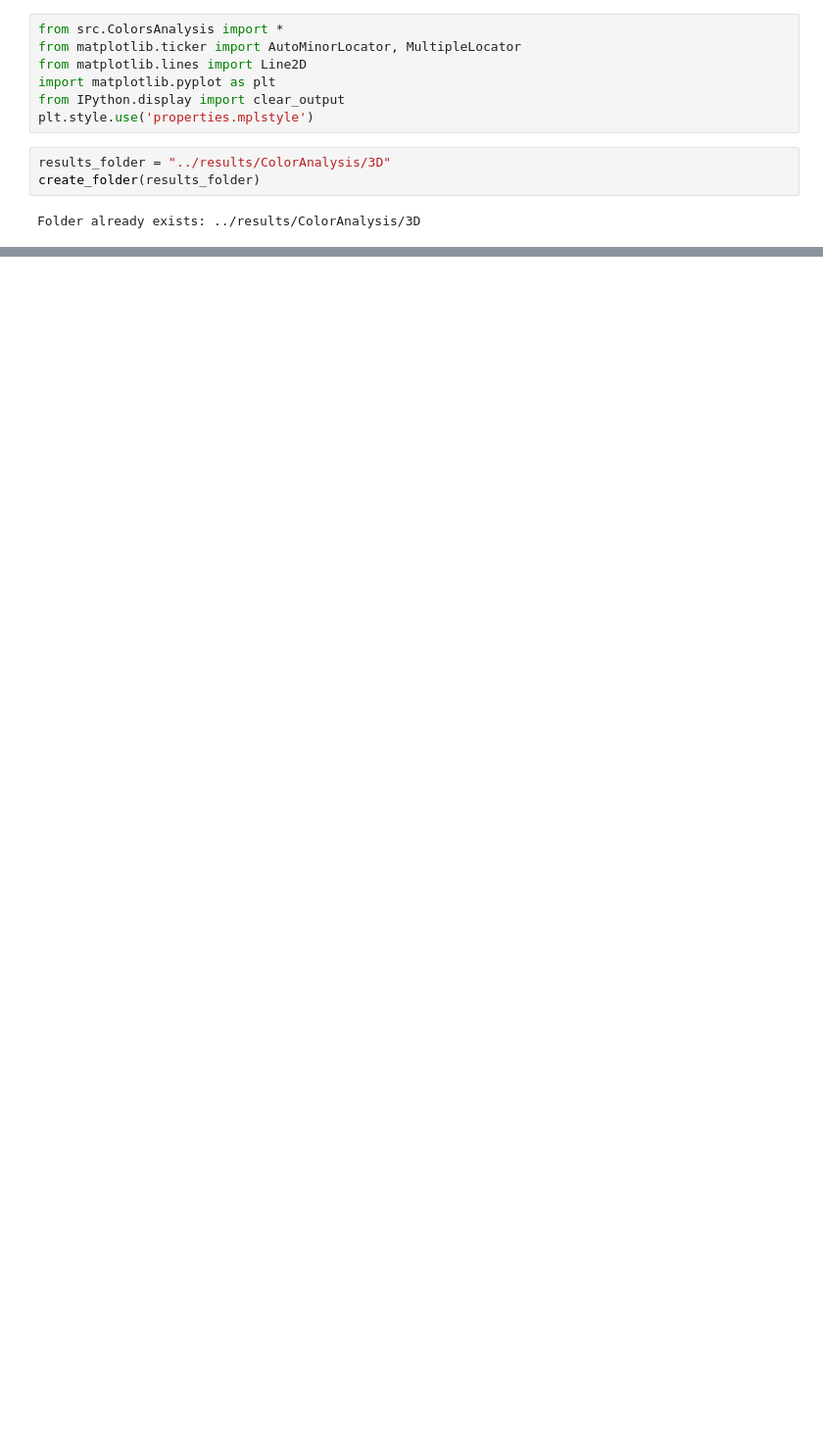
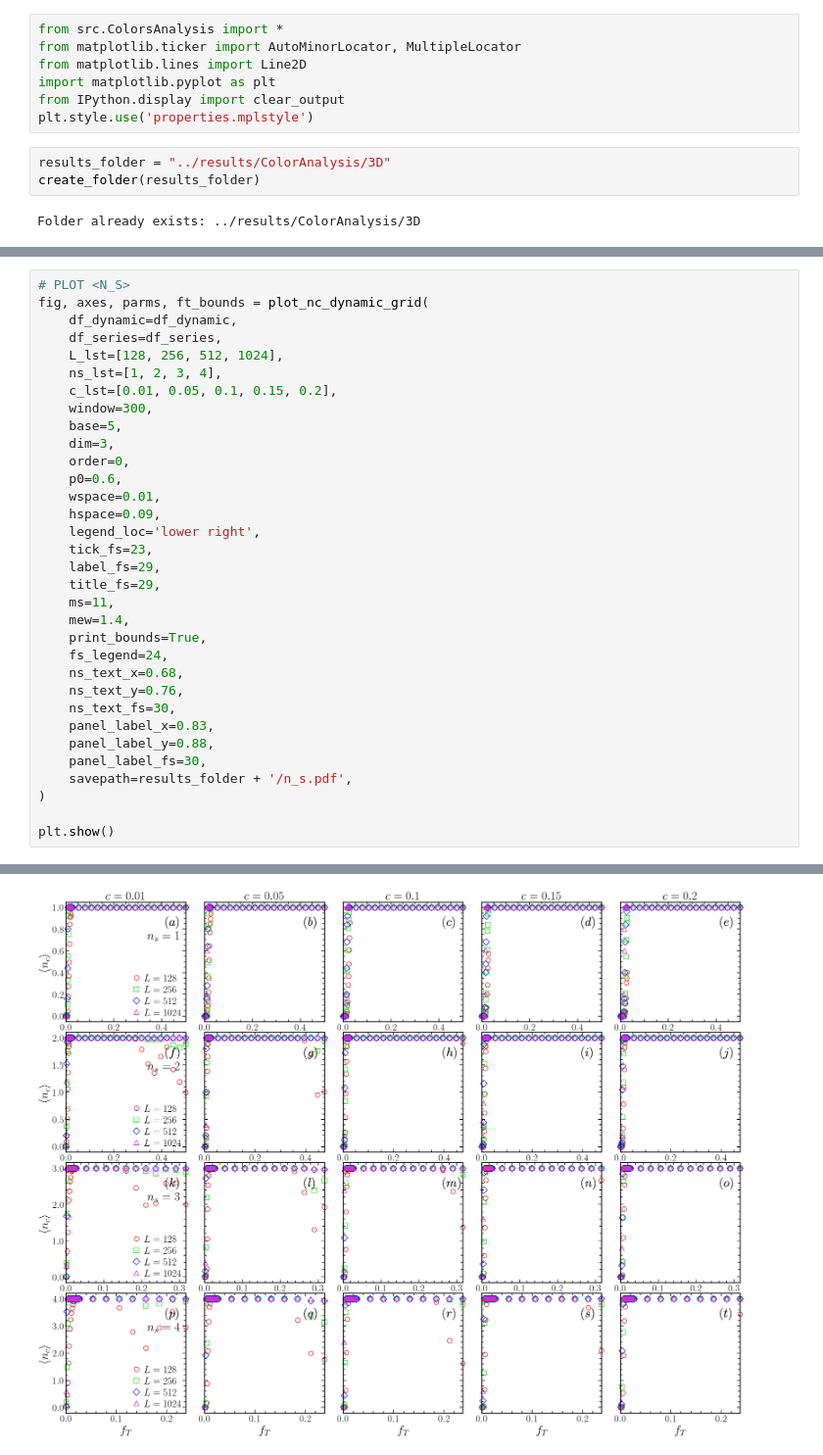
Before and after one commit to JuniorAlencar/self_organization_percolation, a Jupyter notebook: jupyter/Colors_Analysis_3D.ipynb, the cells around one changed output, grey strips where cells are left out. Shown at 98% size. Saved outputs shown, nothing was run; the diff lists cells and outputs as text; blank space fills up the shorter version.

```diff
--- a/jupyter/Colors_Analysis_3D.ipynb
+++ b/jupyter/Colors_Analysis_3D.ipynb
@@ -104,0 +47,34 @@ ft=0.01482272, L = 1024
+# %%
+# PLOT <N_S>
+fig, axes, parms, ft_bounds = plot_nc_dynamic_grid(
+    df_dynamic=df_dynamic,
+    df_series=df_series,
+    L_lst=[128, 256, 512, 1024],
+    ns_lst=[1, 2, 3, 4],
+    c_lst=[0.01, 0.05, 0.1, 0.15, 0.2],
+    window=300,
+    base=5,
+    dim=3,
+    order=0,
+    p0=0.6,
+    wspace=0.01,
+    hspace=0.09,
+    legend_loc='lower right',
+    tick_fs=23,
+    label_fs=29,
+    title_fs=29,
+    ms=11,
+    mew=1.4,
+    print_bounds=True,
+    fs_legend=24,
+    ns_text_x=0.68,
+    ns_text_y=0.76,
+    ns_text_fs=30,
+    panel_label_x=0.83,
+    panel_label_y=0.88,
+    panel_label_fs=30,
+    savepath=results_folder + '/n_s.pdf',
+)
+
+plt.show()
+# %% [output]
@@ -104,0 +101 @@ ft=0.01482272, L = 1024
+[figure, added]
```
Also changed, not shown: parts of 6 cells of this notebook, 2 other files.
